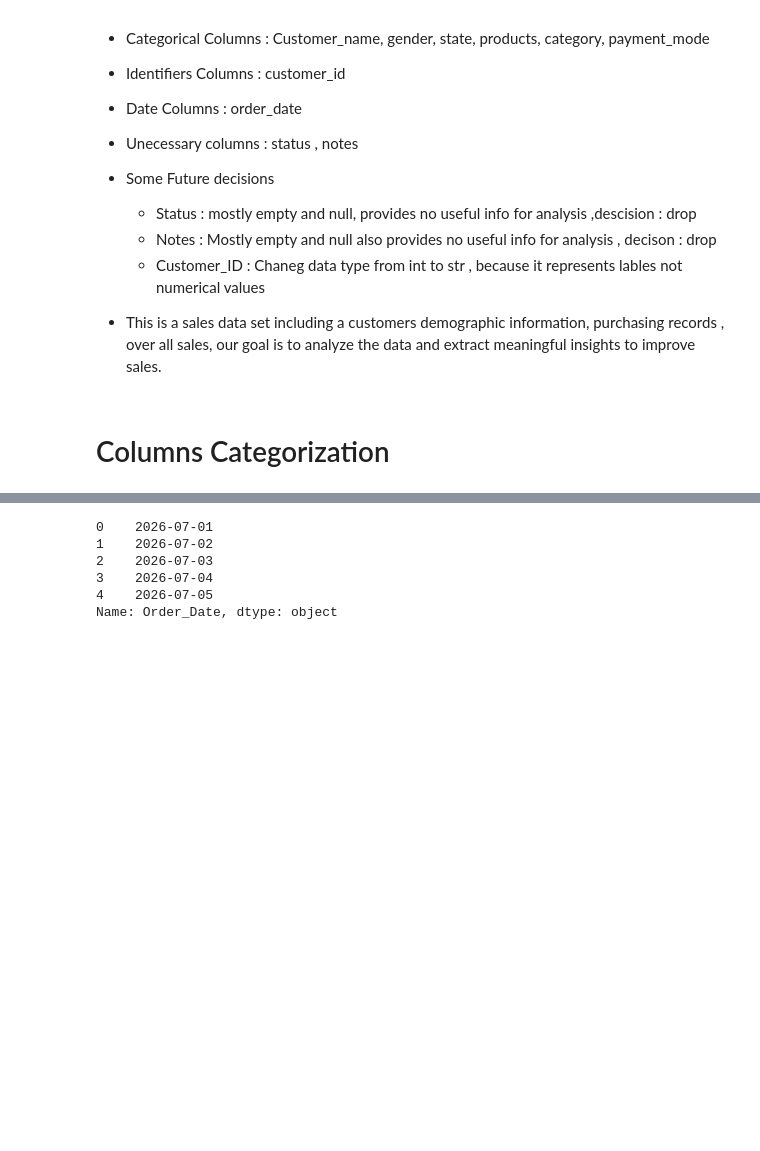
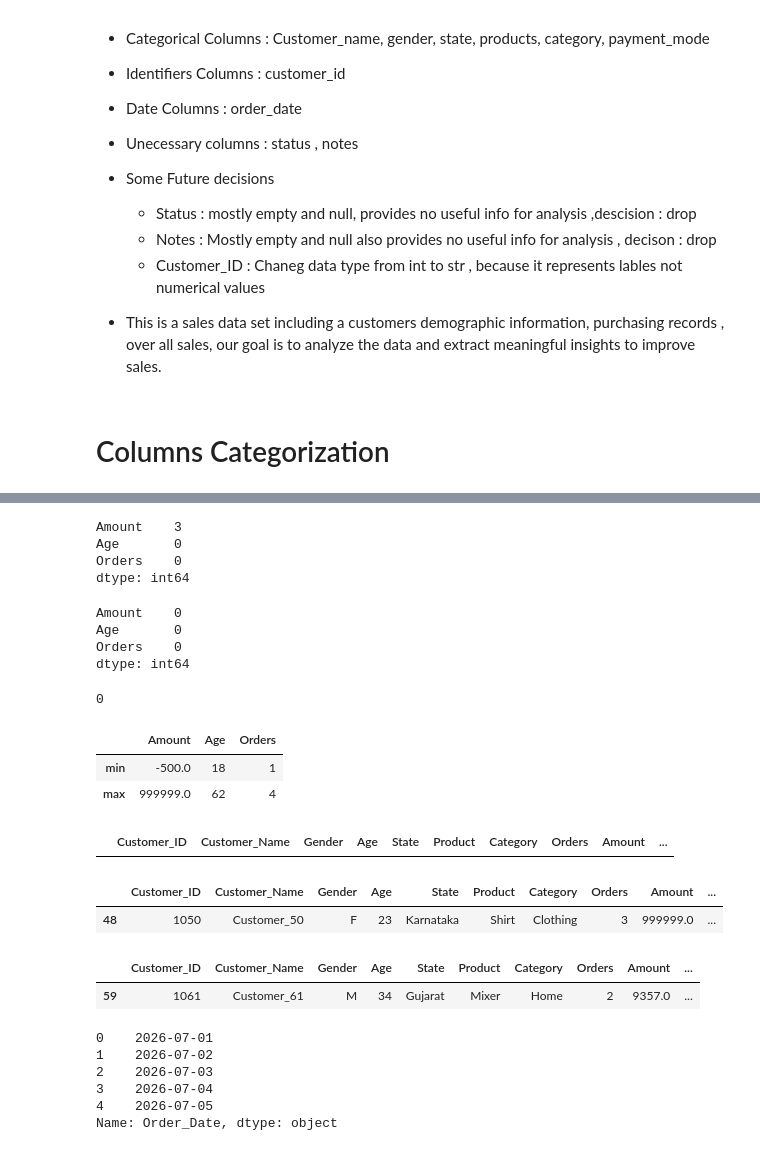
Before and after one commit to aksa106/Data-Analysis-with-Python, a Jupyter notebook: Data_Cleaning_Practice/Data_Cleaning.ipynb, the cells around one changed output, grey strips where cells are left out. Cells and saved outputs as stored; diff of their text form; code cells hidden in the pictures; blank space fills up the shorter version.

```diff
--- a/Data_Cleaning_Practice/Data_Cleaning.ipynb
+++ b/Data_Cleaning_Practice/Data_Cleaning.ipynb
@@ -183,0 +374,49 @@ df[['Orders','Amount','Age']].head()
+# %%
+## Handling Nulls
+
+numerical_cols = ['Amount','Age','Orders']
+
+df[numerical_cols].isnull().sum()
+# %% [output]
+Amount    3
+Age       0
+Orders    0
+dtype: int64
+# %%
+df = df.dropna(subset=['Amount'], inplace=True)
+# %%
+numerical_cols = ['Amount','Age','Orders']
+
+df[numerical_cols].isnull().sum()
+# %% [output]
+Amount    0
+Age       0
+Orders    0
+dtype: int64
+# %%
+numerical_cols = ['Amount','Age','Orders']
+
+df[numerical_cols].duplicated().sum()
+# %% [output]
+0
+# %%
+numerical_cols = ['Amount','Age','Orders']
+
+df[numerical_cols].agg(['min','max'])
+# %% [output]
+|  | Amount | Age | Orders |
+| min | -500.0 | 18 | 1 |
+| max | 999999.0 | 62 | 4 |
+# %%
+df[df['Amount']<0]
+# %% [output]
+|  | Customer_ID | Customer_Name | Gender | Age | State | Product | Category | Orders | Amount | ... |
+# %%
+## removing row with negative amount
+
+df = df.drop(index=38)
+# %%
+df[df['Amount'] == df['Amount'].max()]
+# %% [output]
+|  | Customer_ID | Customer_Name | Gender | Age | State | Product | Category | Orders | Amount | ... |
+| 48 | 1050 | Customer_50 | F | 23 | Karnataka | Shirt | Clothing | 3 | 999999.0 | ... |
@@ -184,3 +425,8 @@ df[['Orders','Amount','Age']].head()
+# %%
+df[df['Amount'] == df['Amount'].max()]
+# %% [output]
+|  | Customer_ID | Customer_Name | Gender | Age | State | Product | Category | Orders | Amount | ... |
+| 59 | 1061 | Customer_61 | M | 34 | Gujarat | Mixer | Home | 2 | 9357.0 | ... |
 # %%
 df['Order_Date'].head()
 # %% [output]
```
Also changed, not shown: parts of 29 cells of this notebook.
